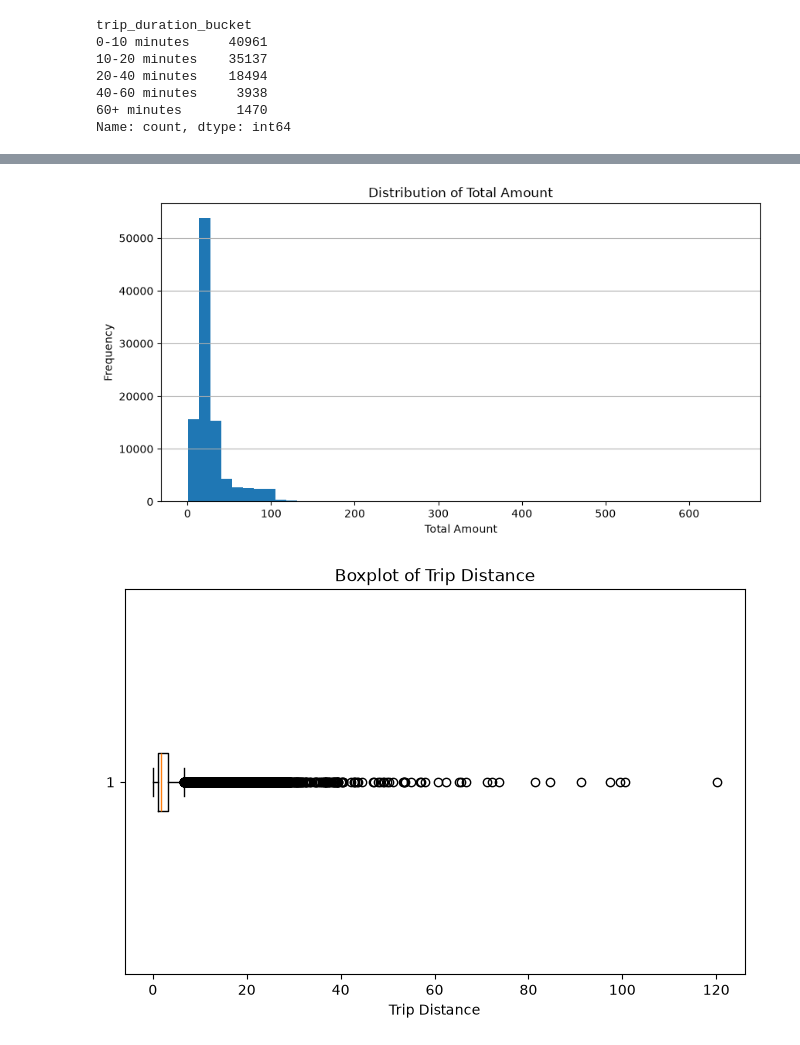
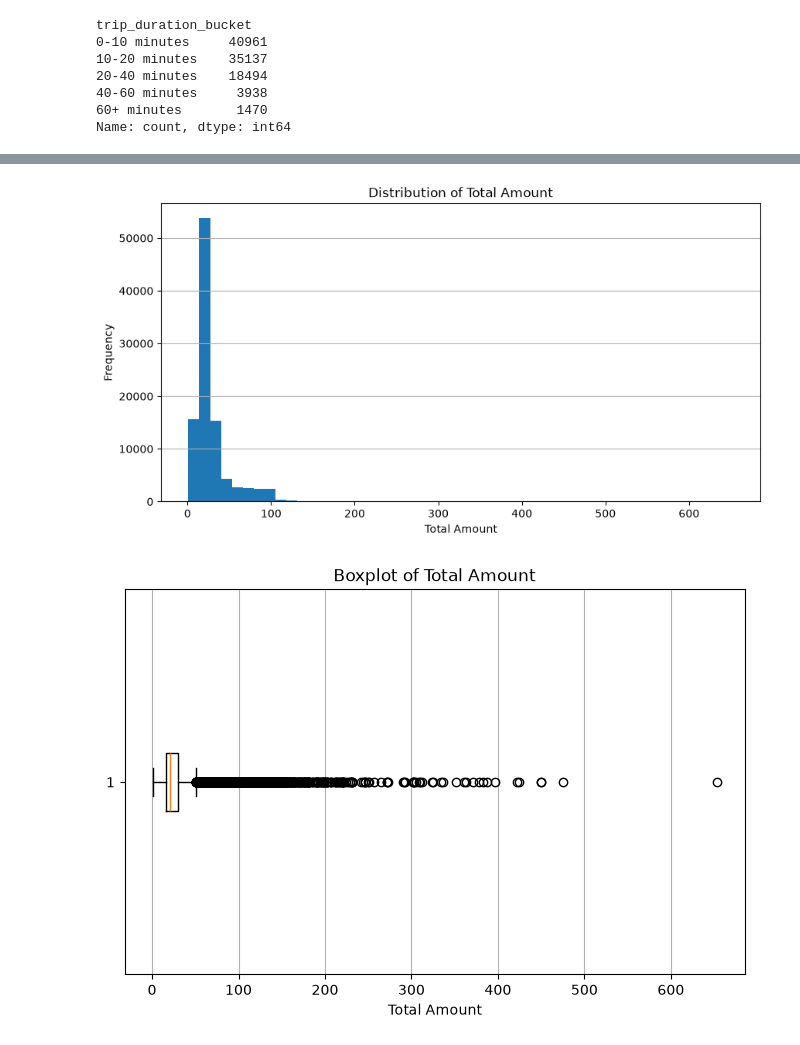
Before and after one commit to sidiqqm/nyc-taxi-trips, a Jupyter notebook: notebooks/01_python_eda.ipynb, the cells around one changed output, grey strips where cells are left out. Cells and saved outputs as stored; diff of their text form; code cells hidden in the pictures.

```diff
--- a/notebooks/01_python_eda.ipynb
+++ b/notebooks/01_python_eda.ipynb
@@ -540,17 +571,17 @@ plot_histogram(
 # %%
 plot_histogram(
     dataframe=df_sample,
     column="total_amount",
     title="Distribution of Total Amount",
     xlabel="Total Amount"
 )
+
+plot_boxplot(
+    dataframe=df_sample,
+    column="total_amount",
+    title="Boxplot of Total Amount",
+    xlabel="Total Amount"
+)
 # %% [output]
 [figure]
+[figure, added]
-# %%
-plt.figure(figsize=(8, 5))
-plt.boxplot(df_sample["trip_distance"].dropna(), vert=False)
-plt.title("Boxplot of Trip Distance")
-plt.xlabel("Trip Distance")
-plt.show()
-# %% [output]
-[figure, removed]
```
Also changed, not shown: parts of 8 cells of this notebook.
